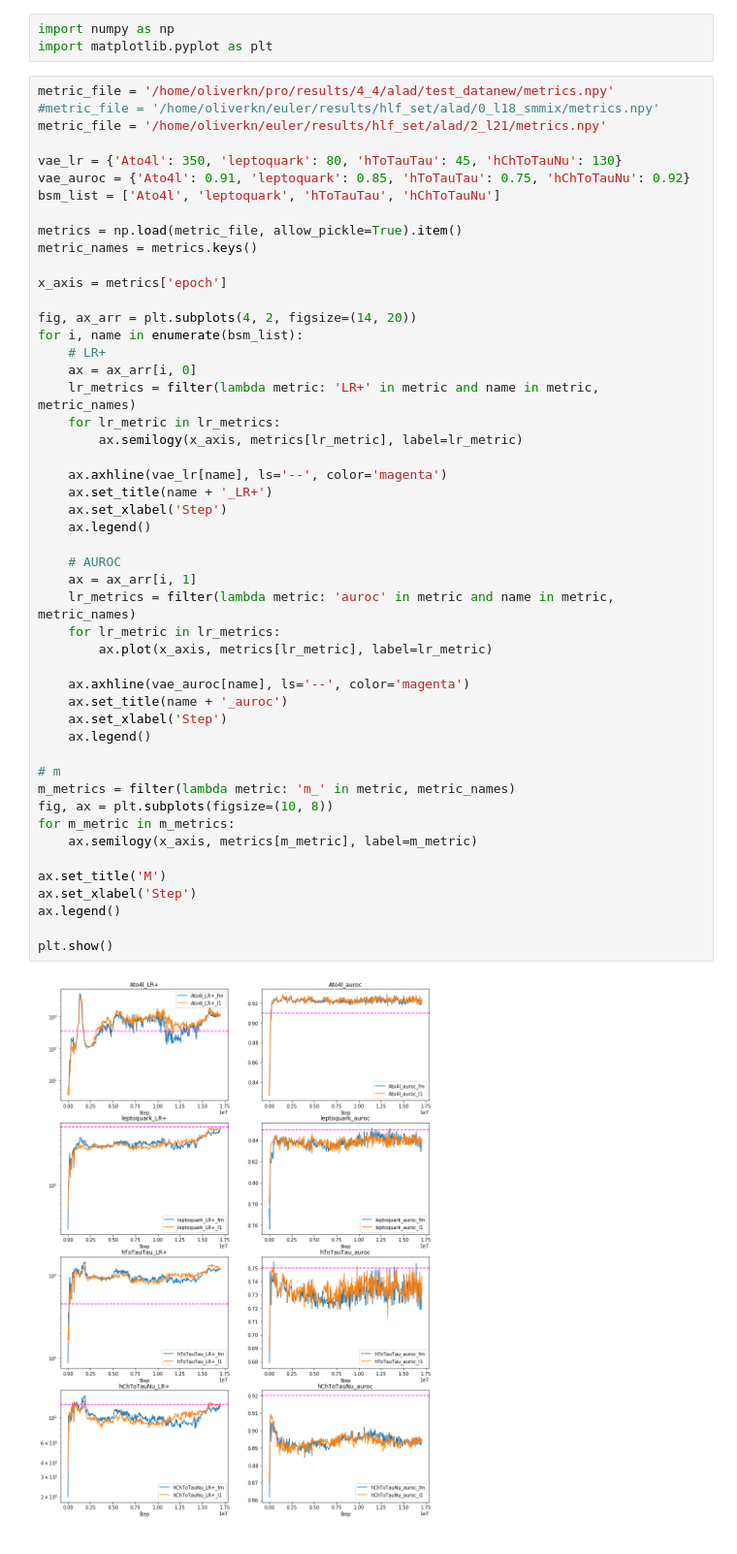
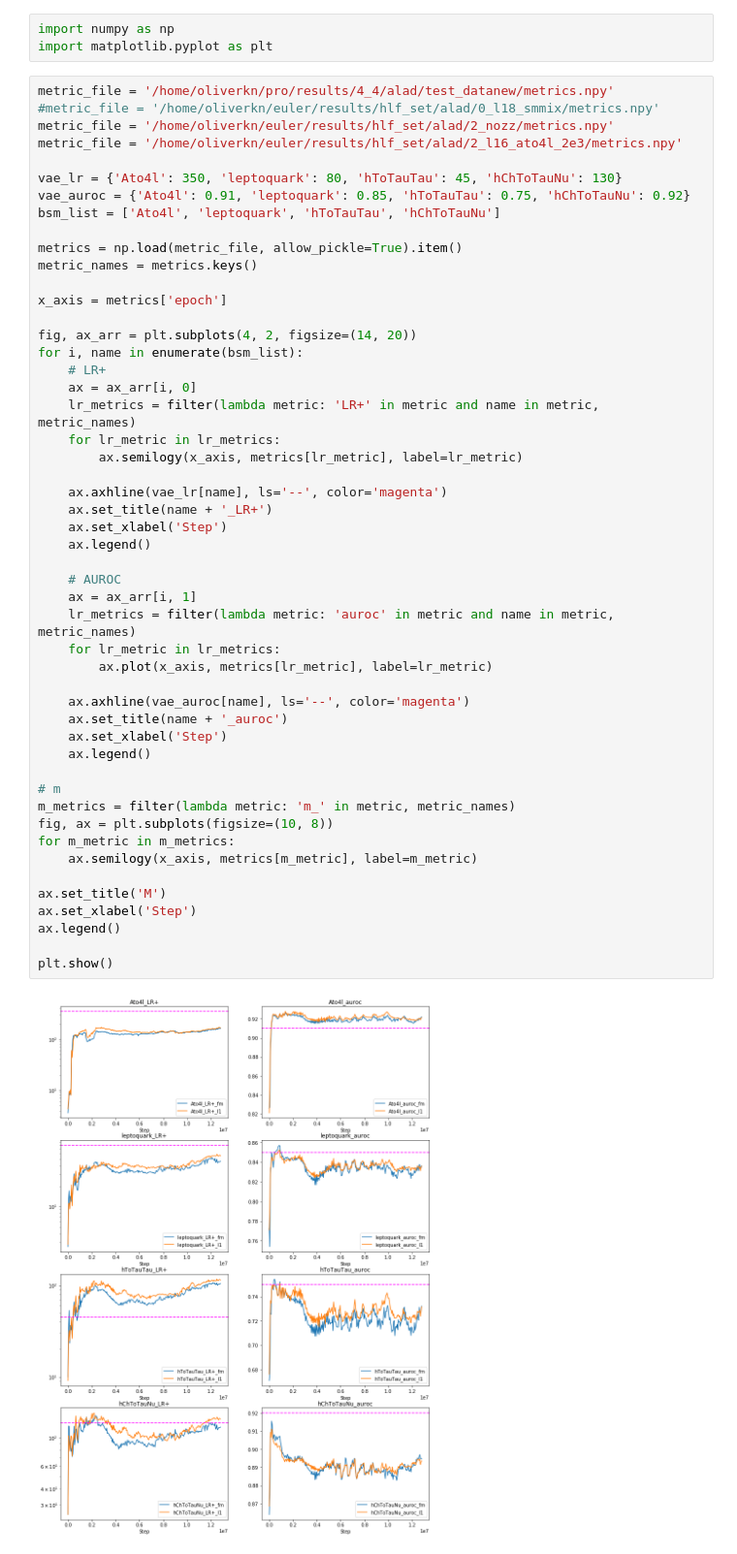
Before and after one commit to oliverkn/alad-for-lhc, a Jupyter notebook: evaluation/alad_training_monitoring.ipynb, the cells around one changed output. Shown at 97% size. Saved outputs shown, nothing was run; the diff lists cells and outputs as text.

Commit message:
added support for record6021 and impl new plot

```diff
--- a/evaluation/alad_training_monitoring.ipynb
+++ b/evaluation/alad_training_monitoring.ipynb
@@ -4,7 +4,8 @@ import matplotlib.pyplot as plt
 # %%
 metric_file = '/home/oliverkn/pro/results/4_4/alad/test_datanew/metrics.npy'
 #metric_file = '/home/oliverkn/euler/results/hlf_set/alad/0_l18_smmix/metrics.npy'
-metric_file = '/home/oliverkn/euler/results/hlf_set/alad/2_l21/metrics.npy'
+metric_file = '/home/oliverkn/euler/results/hlf_set/alad/2_nozz/metrics.npy'
+metric_file = '/home/oliverkn/euler/results/hlf_set/alad/2_l16_ato4l_2e3/metrics.npy'
 
 vae_lr = {'Ato4l': 350, 'leptoquark': 80, 'hToTauTau': 45, 'hChToTauNu': 130}
 vae_auroc = {'Ato4l': 0.91, 'leptoquark': 0.85, 'hToTauTau': 0.75, 'hChToTauNu': 0.92}
@@ -24,31 +25,31 @@ for i, name in enumerate(bsm_list):
         ax.semilogy(x_axis, metrics[lr_metric], label=lr_metric)
 
     ax.axhline(vae_lr[name], ls='--', color='magenta')
     ax.set_title(name + '_LR+')
     ax.set_xlabel('Step')
     ax.legend()
 
     # AUROC
     ax = ax_arr[i, 1]
     lr_metrics = filter(lambda metric: 'auroc' in metric and name in metric, metric_names)
     for lr_metric in lr_metrics:
         ax.plot(x_axis, metrics[lr_metric], label=lr_metric)
 
     ax.axhline(vae_auroc[name], ls='--', color='magenta')
     ax.set_title(name + '_auroc')
     ax.set_xlabel('Step')
     ax.legend()
 
 # m
 m_metrics = filter(lambda metric: 'm_' in metric, metric_names)
 fig, ax = plt.subplots(figsize=(10, 8))
 for m_metric in m_metrics:
     ax.semilogy(x_axis, metrics[m_metric], label=m_metric)
 
 ax.set_title('M')
 ax.set_xlabel('Step')
 ax.legend()
 
 plt.show()
 # %% [output]
-[figure, old version]
+[figure, new version]
```
Also changed, not shown: parts of 1 cell of this notebook, 5 other files.
